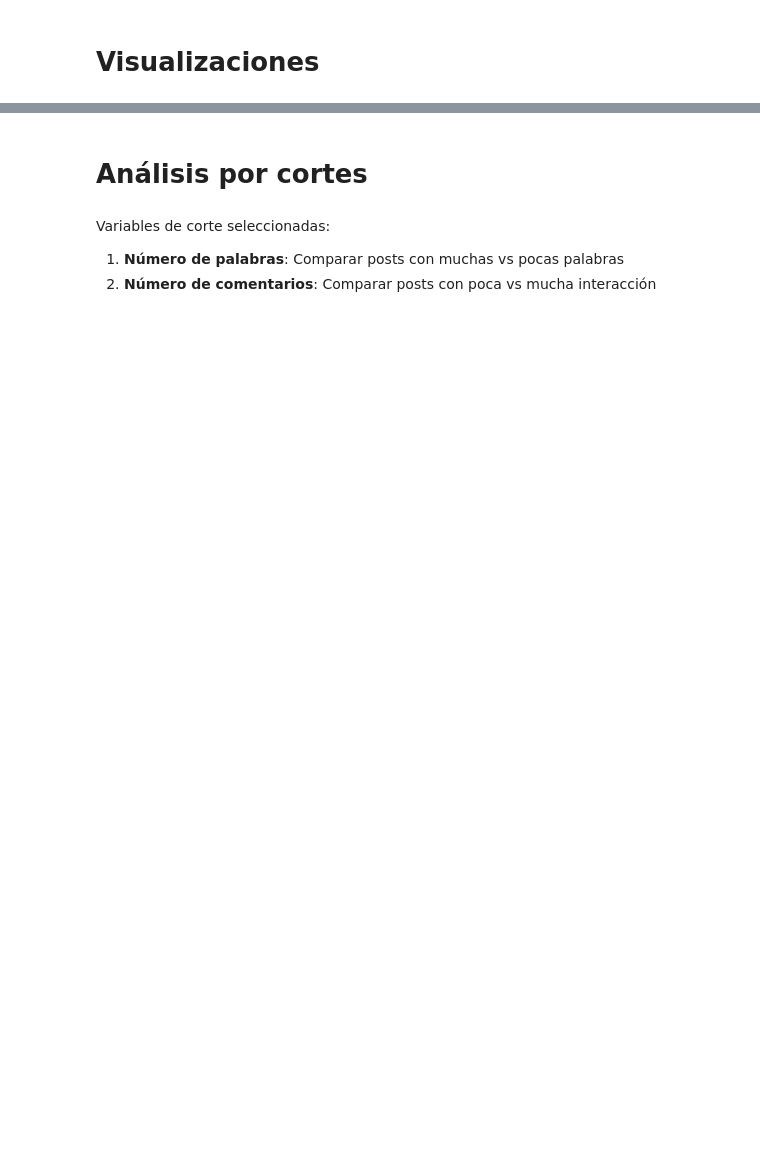
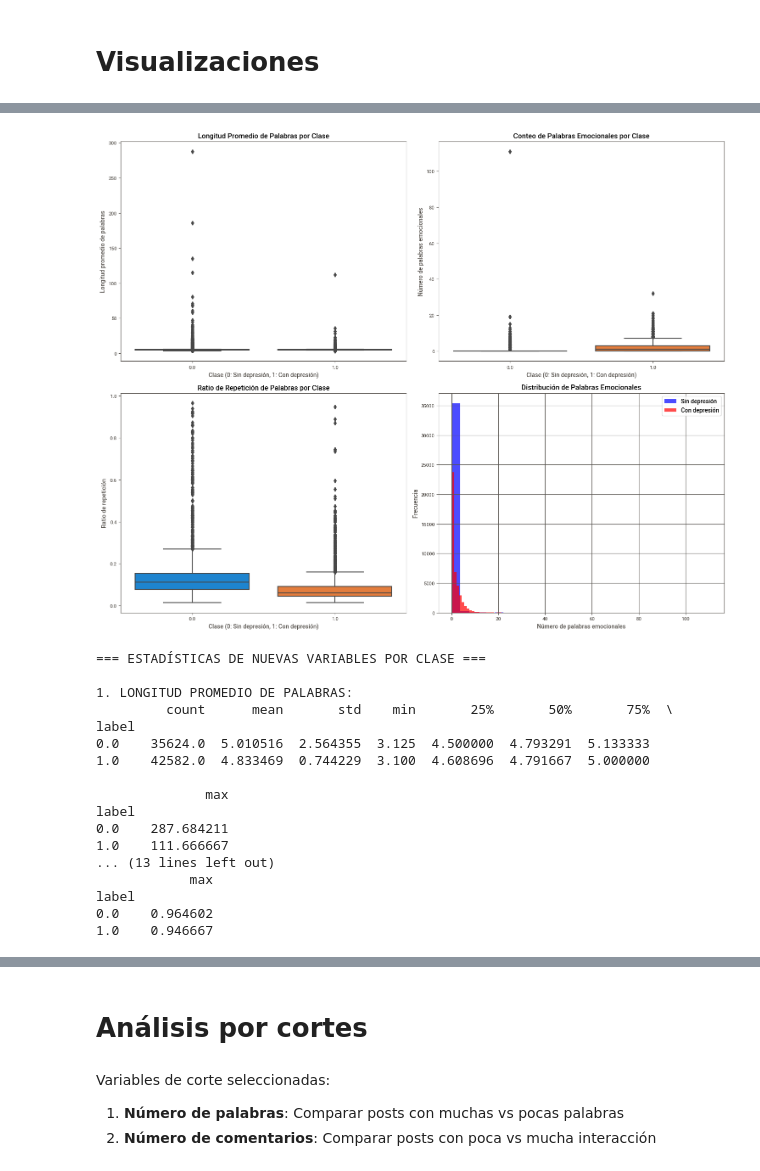
Before and after one commit to Elysian-C/TP_Data_mining_tools, a Jupyter notebook: TP_Cano_Puglisevic_Guerrero.ipynb, the cells around one changed output, grey strips where cells are left out. Drawn from its saved outputs; the diff is of its cells as text; code cells hidden in the pictures; blank space fills up the shorter version.

```diff
--- a/TP_Cano_Puglisevic_Guerrero.ipynb
+++ b/TP_Cano_Puglisevic_Guerrero.ipynb
@@ -190,3 +224,65 @@ plt.show()
+# %%
+# Análisis específico de las nuevas variables por clase de depresión
+fig, axes = plt.subplots(2, 2, figsize=(15, 12))
+
+# 1. Distribución de avg_word_length por clase
+sns.boxplot(data=df_analysis, x='label', y='avg_word_length', ax=axes[0,0])
+axes[0,0].set_title('Longitud Promedio de Palabras por Clase')
+axes[0,0].set_xlabel('Clase (0: Sin depresión, 1: Con depresión)')
+axes[0,0].set_ylabel('Longitud promedio de palabras')
+
+# 2. Distribución de emotion_word_count por clase
+sns.boxplot(data=df_analysis, x='label', y='emotion_word_count', ax=axes[0,1])
+axes[0,1].set_title('Conteo de Palabras Emocionales por Clase')
+axes[0,1].set_xlabel('Clase (0: Sin depresión, 1: Con depresión)')
+axes[0,1].set_ylabel('Número de palabras emocionales')
+
+# 3. Distribución de repetition_ratio por clase
+sns.boxplot(data=df_analysis, x='label', y='repetition_ratio', ax=axes[1,0])
+axes[1,0].set_title('Ratio de Repetición de Palabras por Clase')
+axes[1,0].set_xlabel('Clase (0: Sin depresión, 1: Con depresión)')
+axes[1,0].set_ylabel('Ratio de repetición')
+
+# 4. Histograma comparativo de emotion_word_count
+df_analysis[df_analysis['label']==0]['emotion_word_count'].hist(alpha=0.7, label='Sin depresión',
+                                                               bins=30, ax=axes[1,1], color='blue')
+df_analysis[df_analysis['label']==1]['emotion_word_count'].hist(alpha=0.7, label='Con depresión',
+                                                               bins=30, ax=axes[1,1], color='red')
+axes[1,1].set_title('Distribución de Palabras Emocionales')
+axes[1,1].set_xlabel('Número de palabras emocionales')
+axes[1,1].set_ylabel('Frecuencia')
+axes[1,1].legend()
+
+plt.tight_layout()
+plt.show()
+
+# Estadísticas descriptivas por clase para las nuevas variables
+print("=== ESTADÍSTICAS DE NUEVAS VARIABLES POR CLASE ===")
+print("\n1. LONGITUD PROMEDIO DE PALABRAS:")
+print(df_analysis.groupby('label')['avg_word_length'].describe())
+print("\n2. CONTEO DE PALABRAS EMOCIONALES:")
+print(df_analysis.groupby('label')['emotion_word_count'].describe())
+print("\n3. RATIO DE REPETICIÓN:")
+print(df_analysis.groupby('label')['repetition_ratio'].describe())
+# %% [output]
+[figure, added]
+=== ESTADÍSTICAS DE NUEVAS VARIABLES POR CLASE ===
+
+1. LONGITUD PROMEDIO DE PALABRAS:
+         count      mean       std    min       25%       50%       75%  \
+label
+0.0    35624.0  5.010516  2.564355  3.125  4.500000  4.793291  5.133333
+1.0    42582.0  4.833469  0.744229  3.100  4.608696  4.791667  5.000000
+
+              max
+label
+0.0    287.684211
+1.0    111.666667
+... (13 lines left out)
+            max
+label
+0.0    0.964602
+1.0    0.946667
 # %%
 # WordCloud individual más grande para cada clase
 fig, axes = plt.subplots(1, 2, figsize=(20, 10))
```
Also changed, not shown: parts of 10 cells of this notebook, 1 other file.
